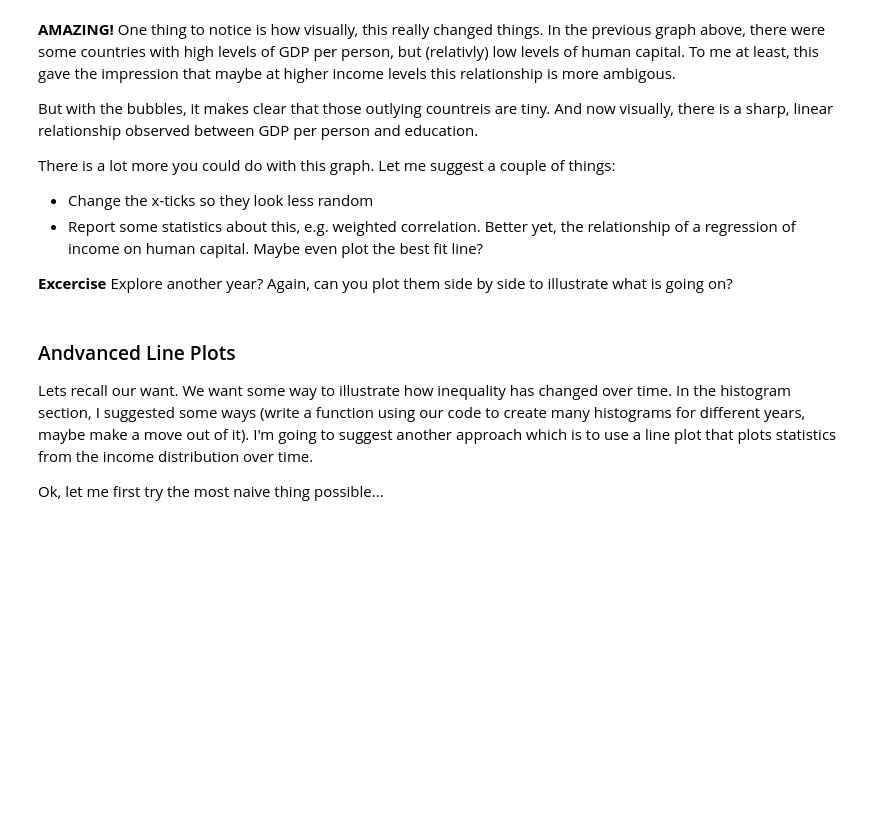
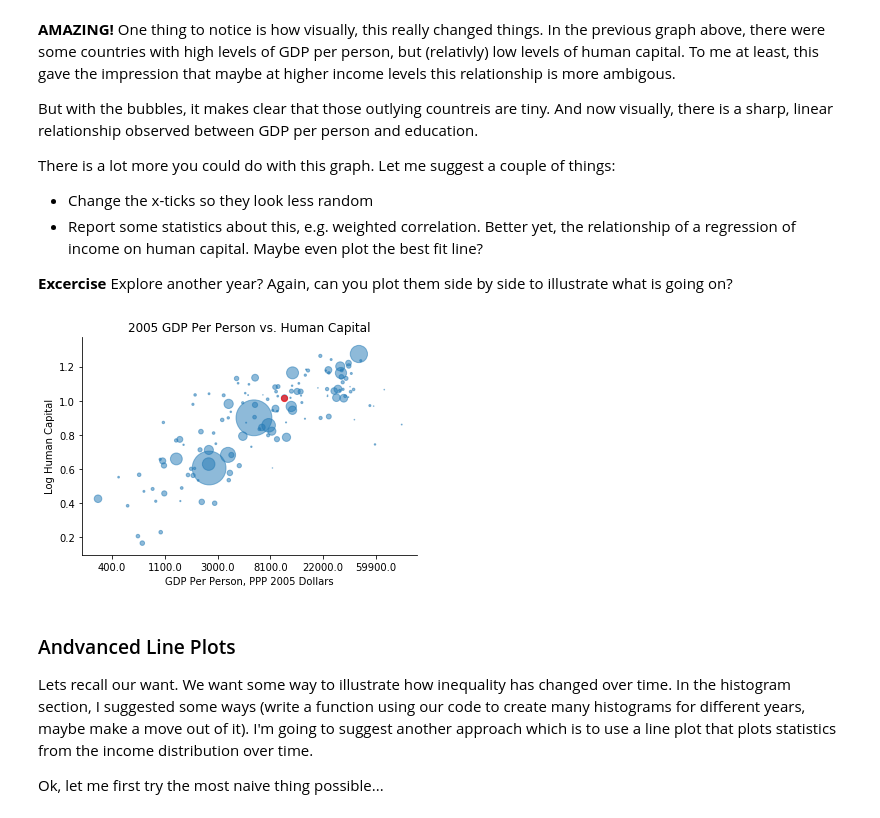
Before and after one commit to mwaugh0328/data_bootcamp_spring_2018, a Jupyter notebook: week9/more_matplotlib_inequality.ipynb, the cells around one changed output. Saved outputs shown, nothing was run; the diff lists cells and outputs as text; code cells hidden in the pictures; blank space fills up the shorter version.

```diff
--- a/week9/more_matplotlib_inequality.ipynb
+++ b/week9/more_matplotlib_inequality.ipynb
@@ -419,6 +417,40 @@ There is a lot more you could do with this graph. Let me suggest a couple of thi
 - Report some statistics about this, e.g. weighted correlation. Better yet, the relationship of a regression of income on human capital. Maybe even plot the best fit line?
 
 **Excercise** Explore another year? Again, can you plot them side by side to illustrate what is going on?
+# %%
+fig, ax = plt.subplots()
+
+ax.scatter(np.log(pwt_2005["gdp_pop"]), np.log(pwt_2005["hc"]), # np.log() is taking a natural log transformation...
+            s=pwt_2005['pop'], # THE NEW PART HERE!
+            alpha= 0.50) # Then this last command specifies how dark or light the bubbles are...
+
+
+ax.scatter(np.log(pwt_2005.set_index("countrycode").loc["ARG"]["gdp_pop"]),
+           np.log(pwt_2005.set_index("countrycode").loc["ARG"]["hc"]), # np.log() is taking a natural log transformation...
+            s= 1.01*pwt_2005.set_index("countrycode").loc["ARG"]["pop"], # THE NEW PART HERE!
+            alpha= 0.65,
+            color = "red") # Then this last command specifies how dark or light the bubbles are...
+
+
+ax.set_title("2005 GDP Per Person vs. Human Capital")
+ax.set_ylabel("Log Human Capital")
+ax.set_xlabel("GDP Per Person, PPP 2005 Dollars")
+
+xlabel_list = np.exp(range(5,13)) # Now creat the list of lables by converting 5,6,etc. to levels
+                                  # by taking exp.
+xlabel_list = np.round(xlabel_list,-2) # Then round it so it looks nice.
+
+
+ax.set_xticklabels(xlabel_list) # Then set the xtick labels.
+
+ax.spines["right"].set_visible(False)
+ax.spines["top"].set_visible(False)
+
+plt.savefig("hc.png", bbox_inches="tight", dpi = 600)
+
+plt.show()
+# %% [output]
+[figure, added]
 # %% [markdown]
 ### Andvanced Line Plots
 
```
Also changed, not shown: parts of 10 cells of this notebook, 3 other files.
